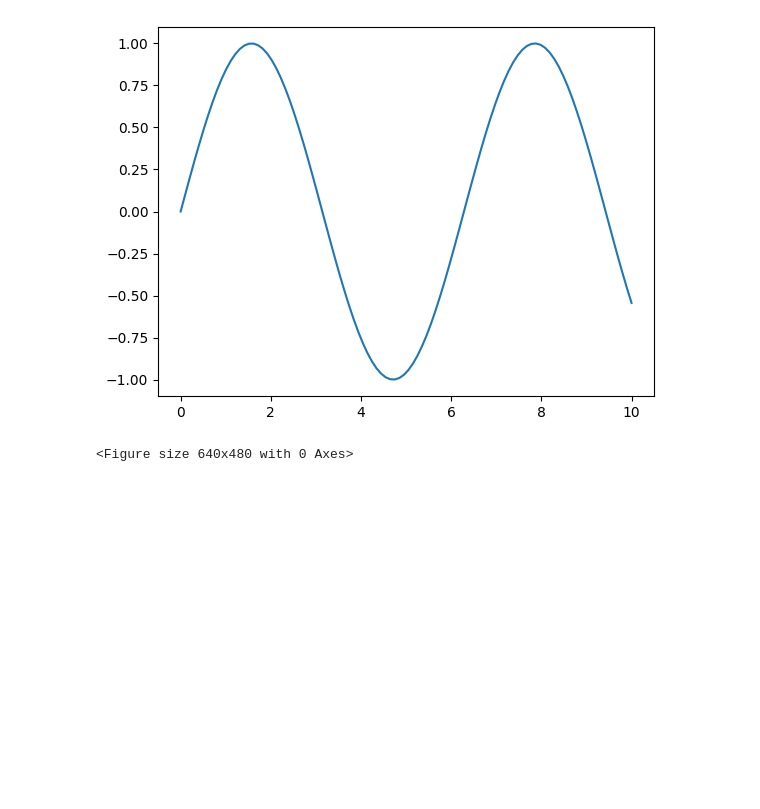
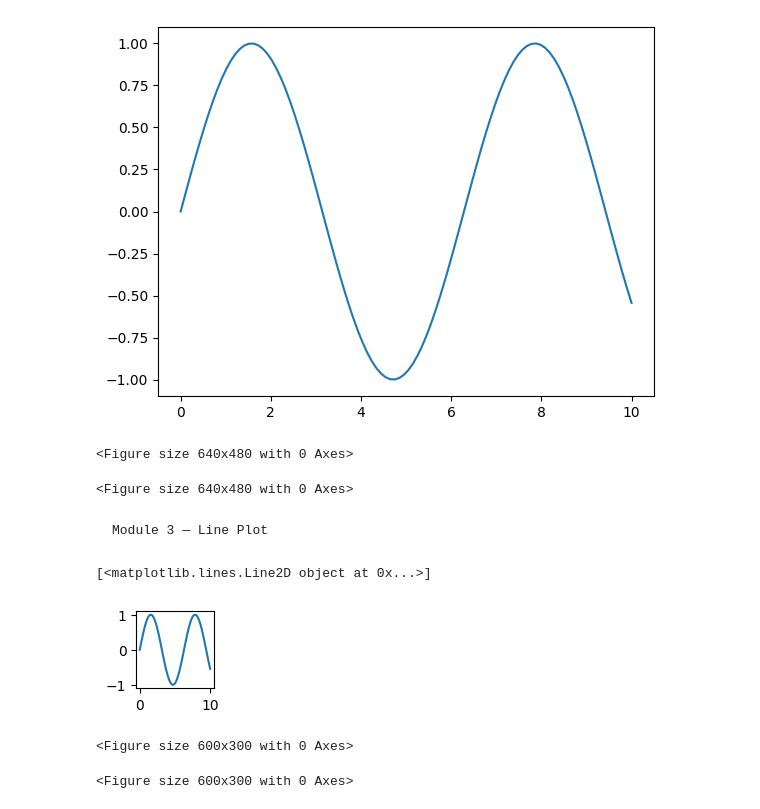
Before and after one commit to Kshubham0315/Complete-Machine-Learning, a Jupyter notebook: Data_Visulization.ipynb, the cells around one changed output. Cells and saved outputs as stored; diff of their text form; code cells hidden in the pictures; blank space fills up the shorter version.

Commit message:
Completing the data visualization portion

```diff
--- a/Data_Visulization.ipynb
+++ b/Data_Visulization.ipynb
@@ -843,3 +843,33 @@ fig = plt.figure(
 )
 # %% [output]
 <Figure size 640x480 with 0 Axes>
+# %%
+plt.savefig(
+"plot.png",
+dpi=300
+)
+# %% [output]
+<Figure size 640x480 with 0 Axes>
+# %% [markdown]
+    Module 3 — Line Plot
+# %%
+#basic plot
+
+plt.figure(figsize=(1, 1))
+
+x = np.linspace(0, 10, 100)
+y = np.sin(x)
+# plt.plot(x, y)
+# plt.show()
+
+line = plt.plot(x,y)
+
+print(line)
+# %% [output]
+[<matplotlib.lines.Line2D object at 0x...>]
+[figure, added]
+# %%
+plt.figure(figsize=(6, 3))
+# %% [output]
+<Figure size 600x300 with 0 Axes>
+<Figure size 600x300 with 0 Axes>
```
Also changed, not shown: parts of 56 cells of this notebook, 3 other files.
